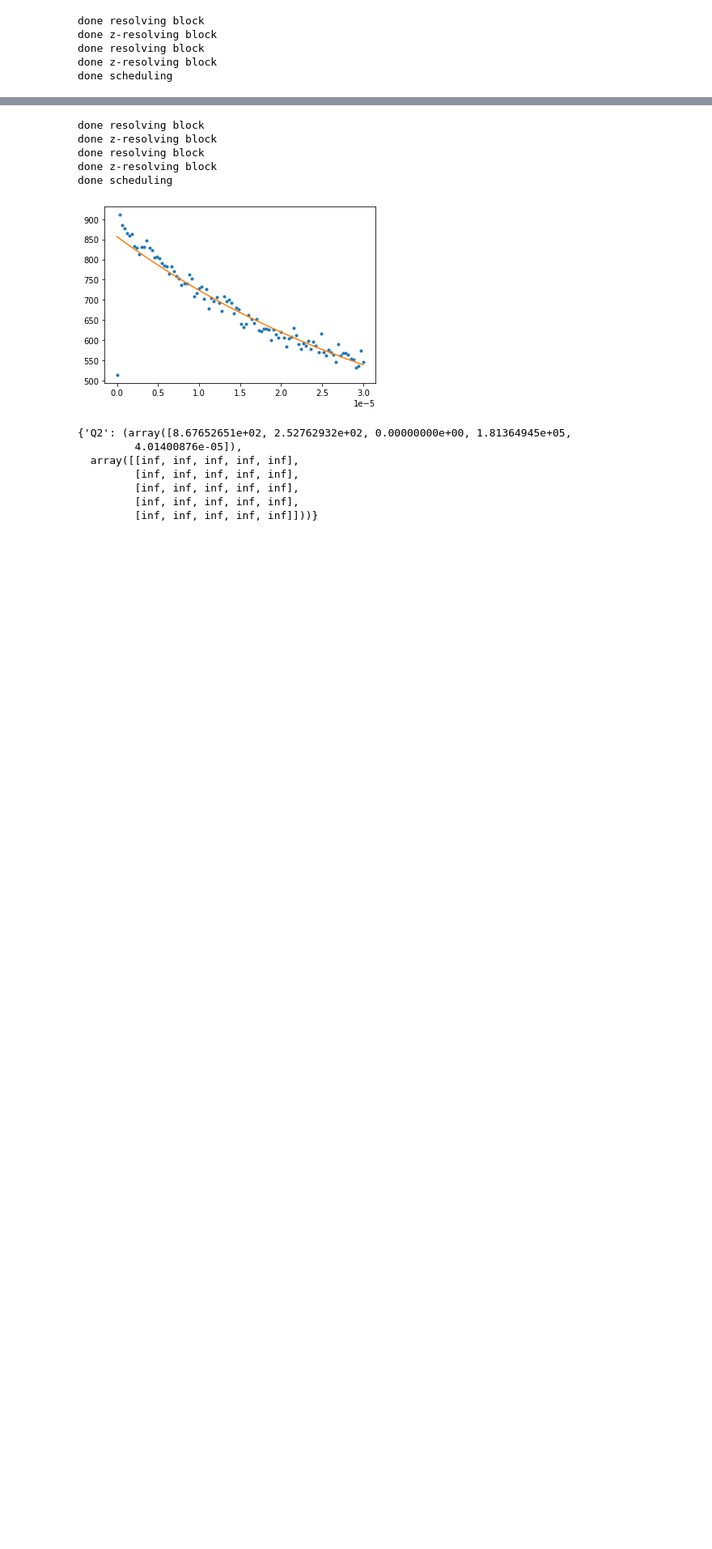
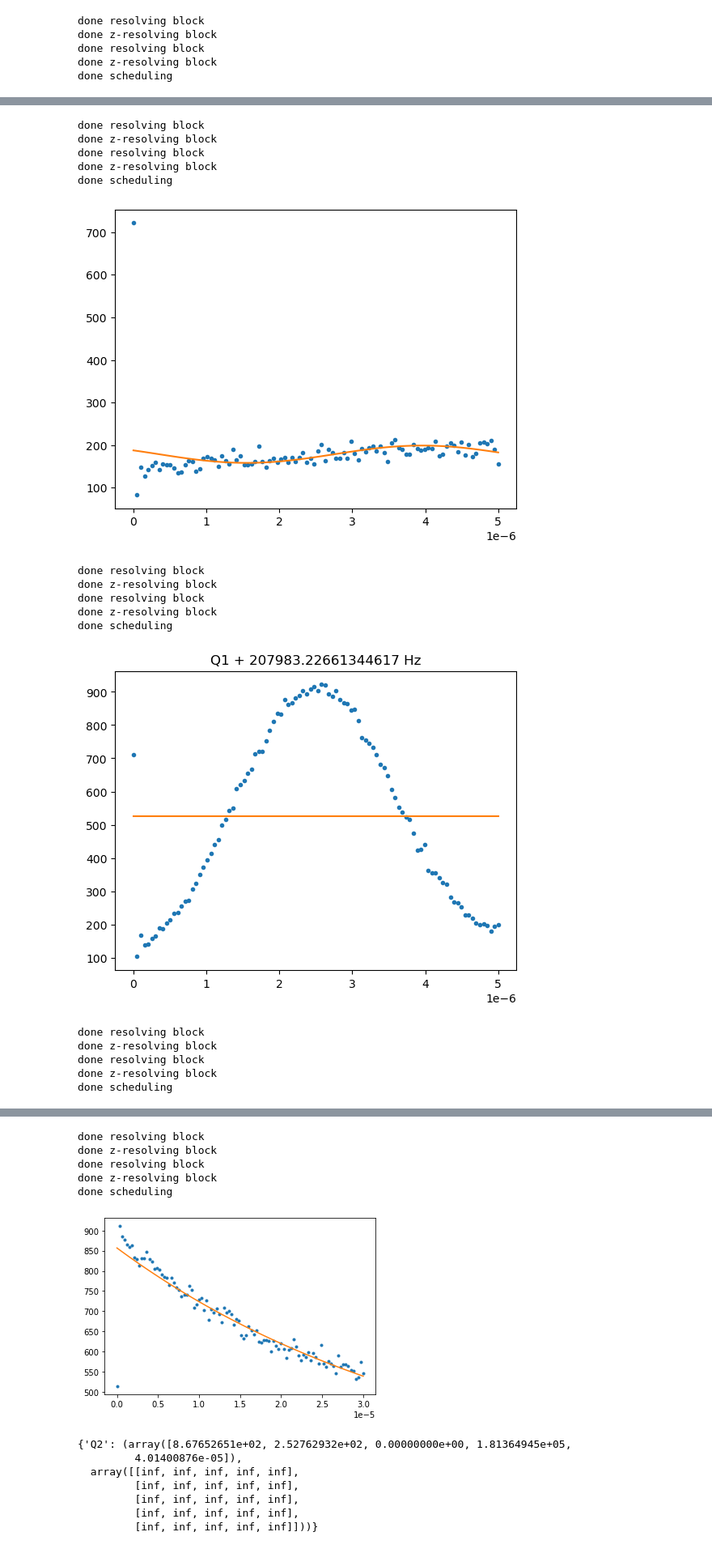
Before and after one commit to xianChunZeng/lblQubic, a Jupyter notebook: notebooks/ramsey-fit.ipynb, the cells around one changed output, grey strips where cells are left out. Shown: that part at 81% size. Drawn from its saved outputs; the diff is of its cells as text; code cells hidden in the pictures; blank space fills up the shorter version.

Commit message:
update ramsey fit, add stacking demo

```diff
--- a/notebooks/ramsey-fit.ipynb
+++ b/notebooks/ramsey-fit.ipynb
@@ -75,4 +65,8 @@ done scheduling
 # %%
-print(opt.initial_ramsey.fit_params['Q2'][0])
-opt.update_qubit_freq('Q2', 1, qchip)
+# qubitsign = [1]
+# for i, qubit in enumerate(target_qubits):
+#     print(opt.initial_ramsey.fit_params[qubit][0])
+#     opt.update_qubit_freq(qubit, qubitsign[i], qchip)
+print(opt.initial_ramsey.fit_params[target_qubits[0]][0])
+opt.update_qubit_freq(target_qubits[0], -1, qchip)
 # %% [output]
@@ -80,0 +75,23 @@ opt.update_qubit_freq('Q2', 1, qchip)
+# %%
+# LF (fine) optimization
+delayTime = np.linspace(0, 5.e-6, 100)
+opt = gordon.RamseyOptimize(target_qubits,delayTime,qchip, fpga_config, channel_config)
+opt.run_optimize_step(runner, 1000, {q: [720, 500, 1/.6e-6, 0, 1.5e-5] for q in target_qubits})
+# %% [output]
+done resolving block
+done z-resolving block
+done resolving block
+done z-resolving block
+done scheduling
+[figure, added]
+done resolving block
+done z-resolving block
+done resolving block
+done z-resolving block
+done scheduling
+[figure, added]
+done resolving block
+done z-resolving block
+done resolving block
+done z-resolving block
+done scheduling
```
Also changed, not shown: parts of 11 cells of this notebook, 4 other files.
